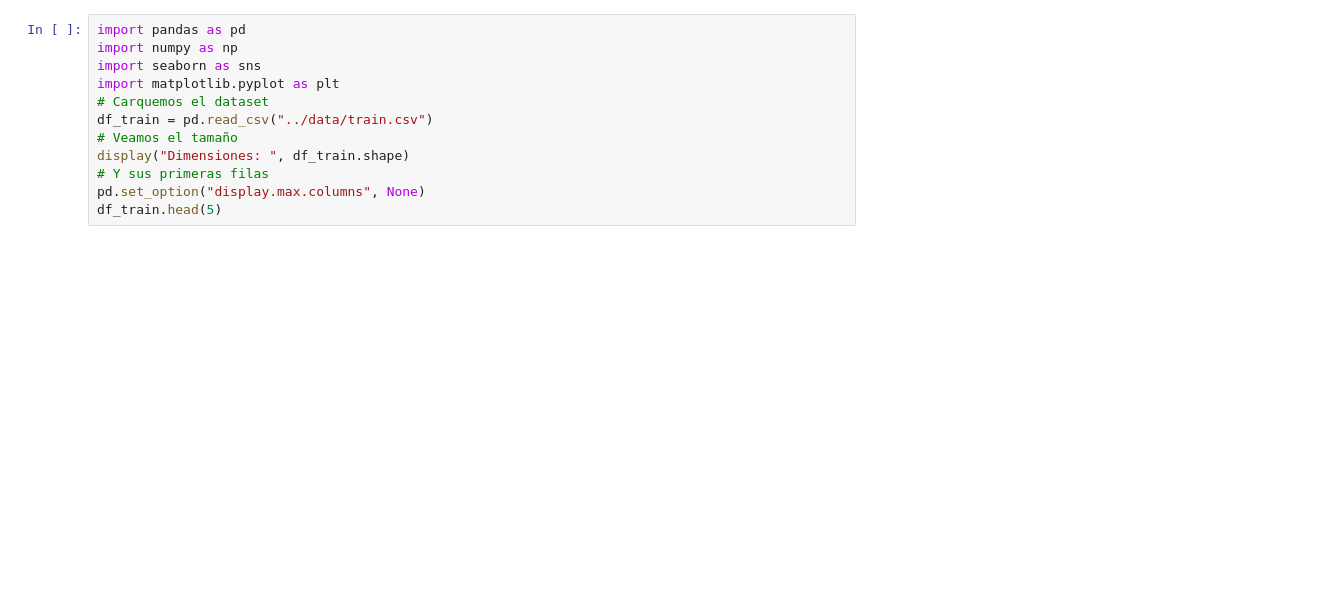
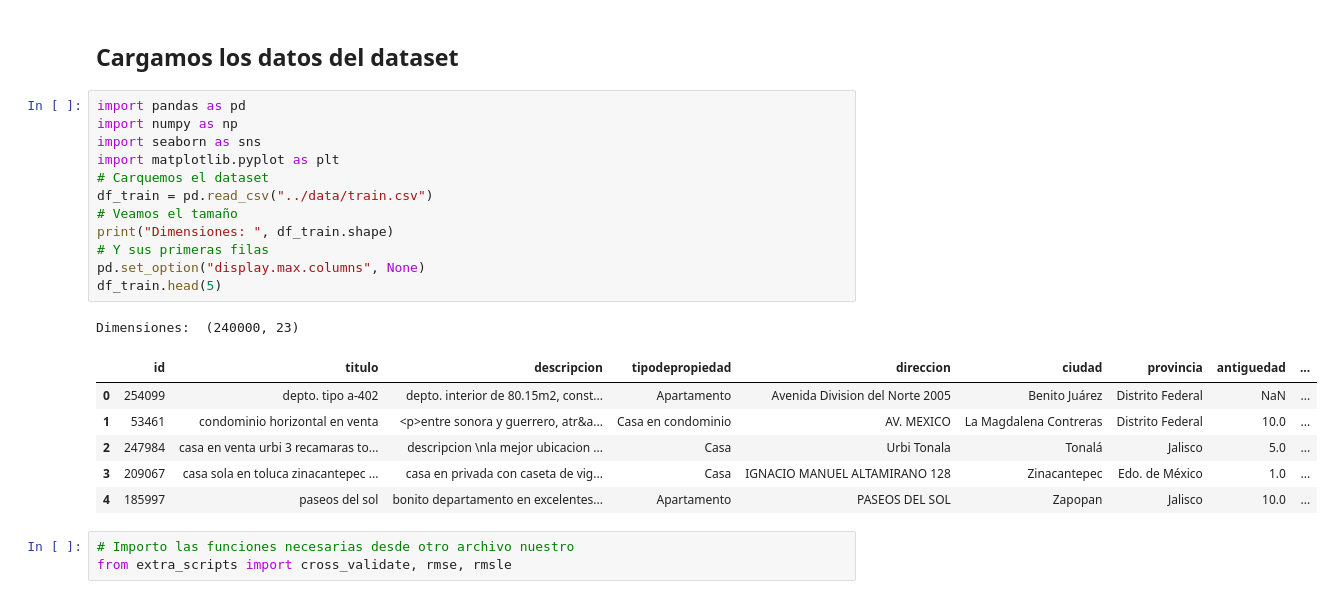
Before and after one commit to davidvenegasr/TP3-MetNum, a Jupyter notebook: notebooks/Exp3.ipynb, the cells around one changed output. Saved outputs shown, nothing was run; the diff lists cells and outputs as text; blank space fills up the shorter version.

```diff
--- a/notebooks/Exp3.ipynb
+++ b/notebooks/Exp3.ipynb
@@ -1,12 +1,25 @@
+# %% [markdown]
+## Cargamos los datos del dataset
 # %%
 import pandas as pd
 import numpy as np
 import seaborn as sns
 import matplotlib.pyplot as plt
 # Carquemos el dataset
 df_train = pd.read_csv("../data/train.csv")
 # Veamos el tamaño
-display("Dimensiones: ", df_train.shape)
+print("Dimensiones: ", df_train.shape)
 # Y sus primeras filas
 pd.set_option("display.max.columns", None)
 df_train.head(5)
+# %% [output]
+Dimensiones:  (240000, 23)
+|  | id | titulo | descripcion | tipodepropiedad | direccion | ciudad | provincia | antiguedad | ... |
+| 0 | 254099 | depto. tipo a-402 | depto. interior de 80.15m2, const... | Apartamento | Avenida Division del Norte 2005 | Benito Juárez | Distrito Federal | NaN | ... |
+| 1 | 53461 | condominio horizontal en venta | <p>entre sonora y guerrero, atr&a... | Casa en condominio | AV. MEXICO | La Magdalena Contreras | Distrito Federal | 10.0 | ... |
+| 2 | 247984 | casa en venta urbi 3 recamaras to... | descripcion \nla mejor ubicacion ... | Casa | Urbi Tonala | Tonalá | Jalisco | 5.0 | ... |
+| 3 | 209067 | casa sola en toluca zinacantepec ... | casa en privada con caseta de vig... | Casa | IGNACIO MANUEL ALTAMIRANO 128 | Zinacantepec | Edo. de México | 1.0 | ... |
+| 4 | 185997 | paseos del sol | bonito departamento en excelentes... | Apartamento | PASEOS DEL SOL | Zapopan | Jalisco | 10.0 | ... |
+# %%
+# Importo las funciones necesarias desde otro archivo nuestro
+from extra_scripts import cross_validate, rmse, rmsle
```
Also changed, not shown: parts of 31 cells of this notebook, 4 other files.
